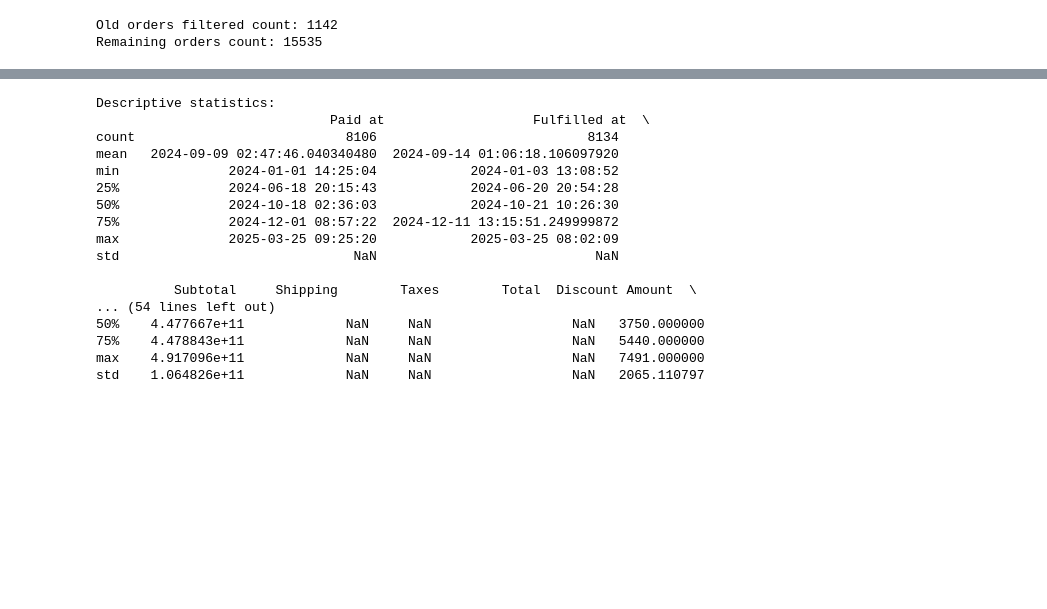
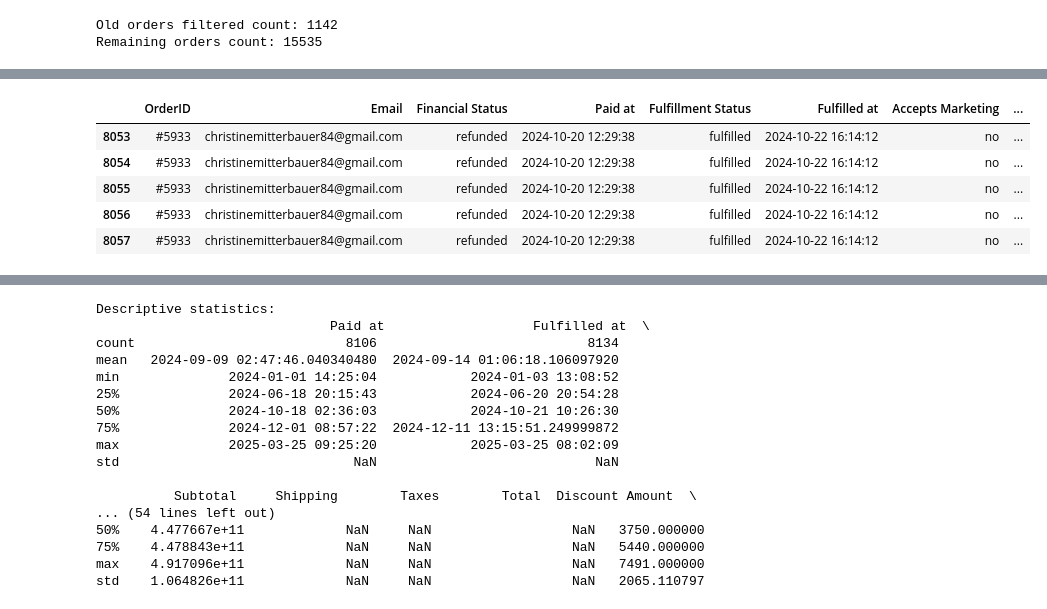
Before and after one commit to lamkimsim/WickGuru, a Jupyter notebook: Customer_Segmentation_Analysis.ipynb, the cells around one changed output, grey strips where cells are left out. Cells and saved outputs as stored; diff of their text form; code cells hidden in the pictures; blank space fills up the shorter version.

```diff
--- a/Customer_Segmentation_Analysis.ipynb
+++ b/Customer_Segmentation_Analysis.ipynb
@@ -47,0 +113,10 @@ Remaining orders count: 15535
+# %%
+# Define conditions and corresponding values
+conditions = [
+    df['Tags'].str.contains('ReSell', case=False, na=False),
+    df['Tags'].str.contains('Loox', case=False, na=False)
+]
+values = ['ReSell', 'Loox']
+
+# Apply conditions and rename the column to 'Sales Channel'
+df['Sales Channel'] = np.select(conditions, values, default='Normal')
@@ -47,0 +131,6 @@ Remaining orders count: 15535
+# %%
+# Dealing with multiple products under one order
+# Under one OrderID, there's only first row of the product that has the correct information, others all Null, # e.g. OrderID #9948
+# Solution: Fill missing values under the same OrderID with the first row's non-null values
+for col in df.columns:
+    df[col] = df.groupby('OrderID')[col].transform(lambda x: x.ffill().bfill())
@@ -47,0 +140,3 @@ Remaining orders count: 15535
+# %%
+# Create the 'Bundle' column to classify bundle orders
+df['Bundle'] = df['Tags'].apply(lambda tag: 'Yes' if 'bundle' in str(tag).lower() else 'No')
@@ -47,0 +182,9 @@ Remaining orders count: 15535
+# %%
+df[df['OrderID']=='#5933'].head()
+# %% [output]
+|  | OrderID | Email | Financial Status | Paid at | Fulfillment Status | Fulfilled at | Accepts Marketing | ... |
+| 8053 | #5933 | christinemitterbauer84@gmail.com | refunded | 2024-10-20 12:29:38 | fulfilled | 2024-10-22 16:14:12 | no | ... |
+| 8054 | #5933 | christinemitterbauer84@gmail.com | refunded | 2024-10-20 12:29:38 | fulfilled | 2024-10-22 16:14:12 | no | ... |
+| 8055 | #5933 | christinemitterbauer84@gmail.com | refunded | 2024-10-20 12:29:38 | fulfilled | 2024-10-22 16:14:12 | no | ... |
+| 8056 | #5933 | christinemitterbauer84@gmail.com | refunded | 2024-10-20 12:29:38 | fulfilled | 2024-10-22 16:14:12 | no | ... |
+| 8057 | #5933 | christinemitterbauer84@gmail.com | refunded | 2024-10-20 12:29:38 | fulfilled | 2024-10-22 16:14:12 | no | ... |
```
Also changed, not shown: parts of 23 cells of this notebook.
